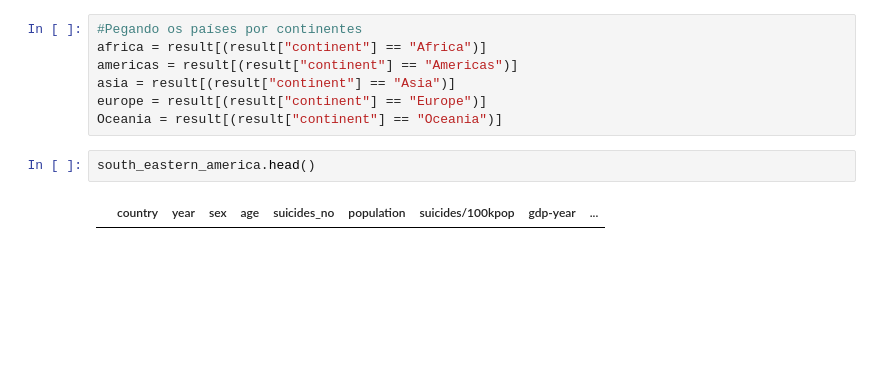
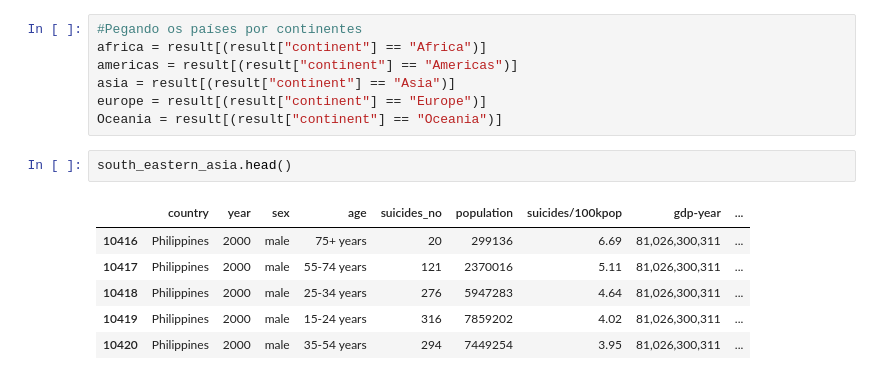
Before and after one commit to elianamsf/suicide-data-science, a Jupyter notebook: suicide-analytics.ipynb, the cells around one changed output. Cells and saved outputs as stored; diff of their text form; blank space fills up the shorter version.

```diff
--- a/suicide-analytics.ipynb
+++ b/suicide-analytics.ipynb
@@ -61,6 +62,11 @@ asia = result[(result["continent"] == "Asia")]
 europe = result[(result["continent"] == "Europe")]
 Oceania = result[(result["continent"] == "Oceania")]
 # %%
-south_eastern_america.head()
+south_eastern_asia.head()
 # %% [output]
 |  | country | year | sex | age | suicides_no | population | suicides/100kpop | gdp-year | ... |
+| 10416 | Philippines | 2000 | male | 75+ years | 20 | 299136 | 6.69 | 81,026,300,311 | ... |
+| 10417 | Philippines | 2000 | male | 55-74 years | 121 | 2370016 | 5.11 | 81,026,300,311 | ... |
+| 10418 | Philippines | 2000 | male | 25-34 years | 276 | 5947283 | 4.64 | 81,026,300,311 | ... |
+| 10419 | Philippines | 2000 | male | 15-24 years | 316 | 7859202 | 4.02 | 81,026,300,311 | ... |
+| 10420 | Philippines | 2000 | male | 35-54 years | 294 | 7449254 | 3.95 | 81,026,300,311 | ... |
```
Also changed, not shown: parts of 3 cells of this notebook.
